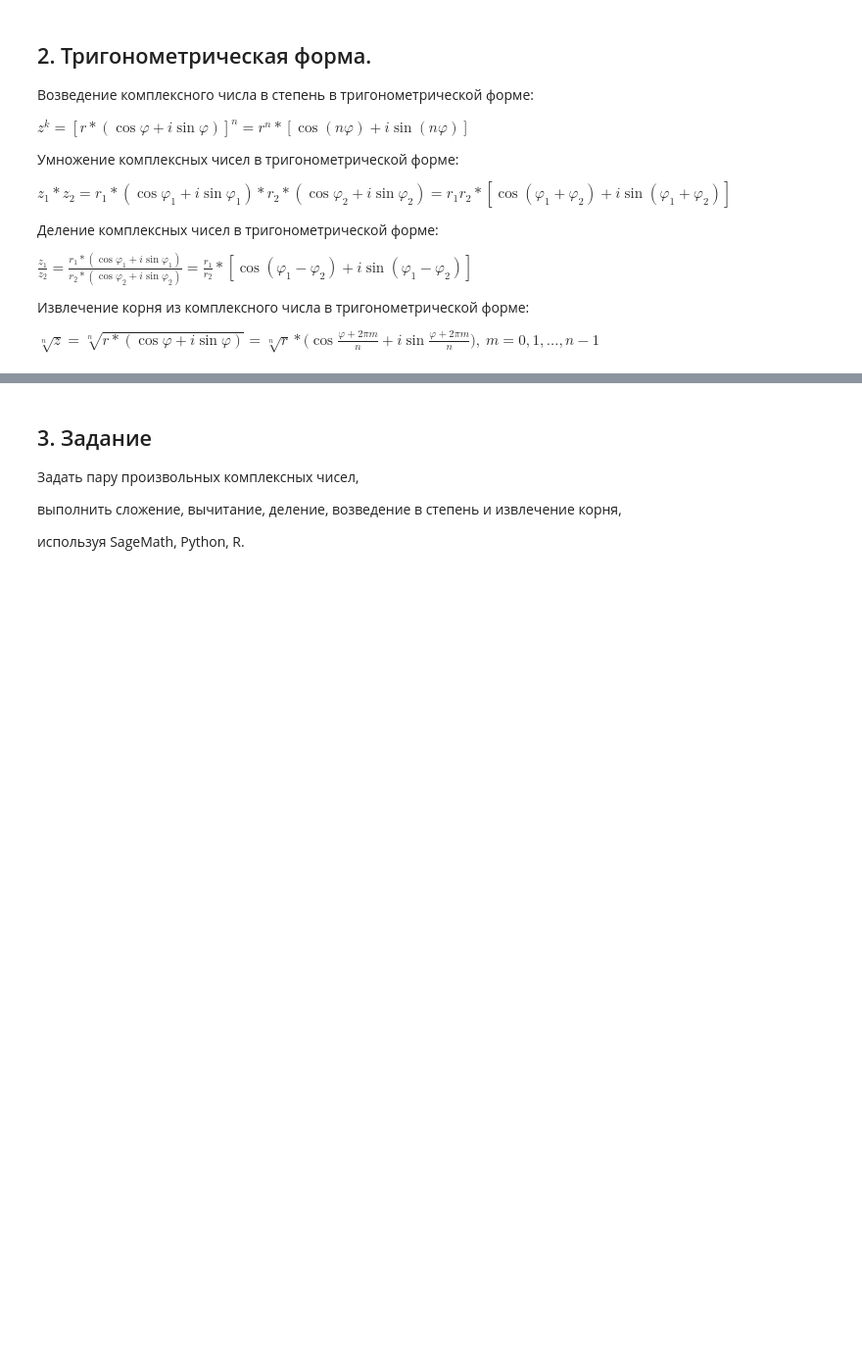
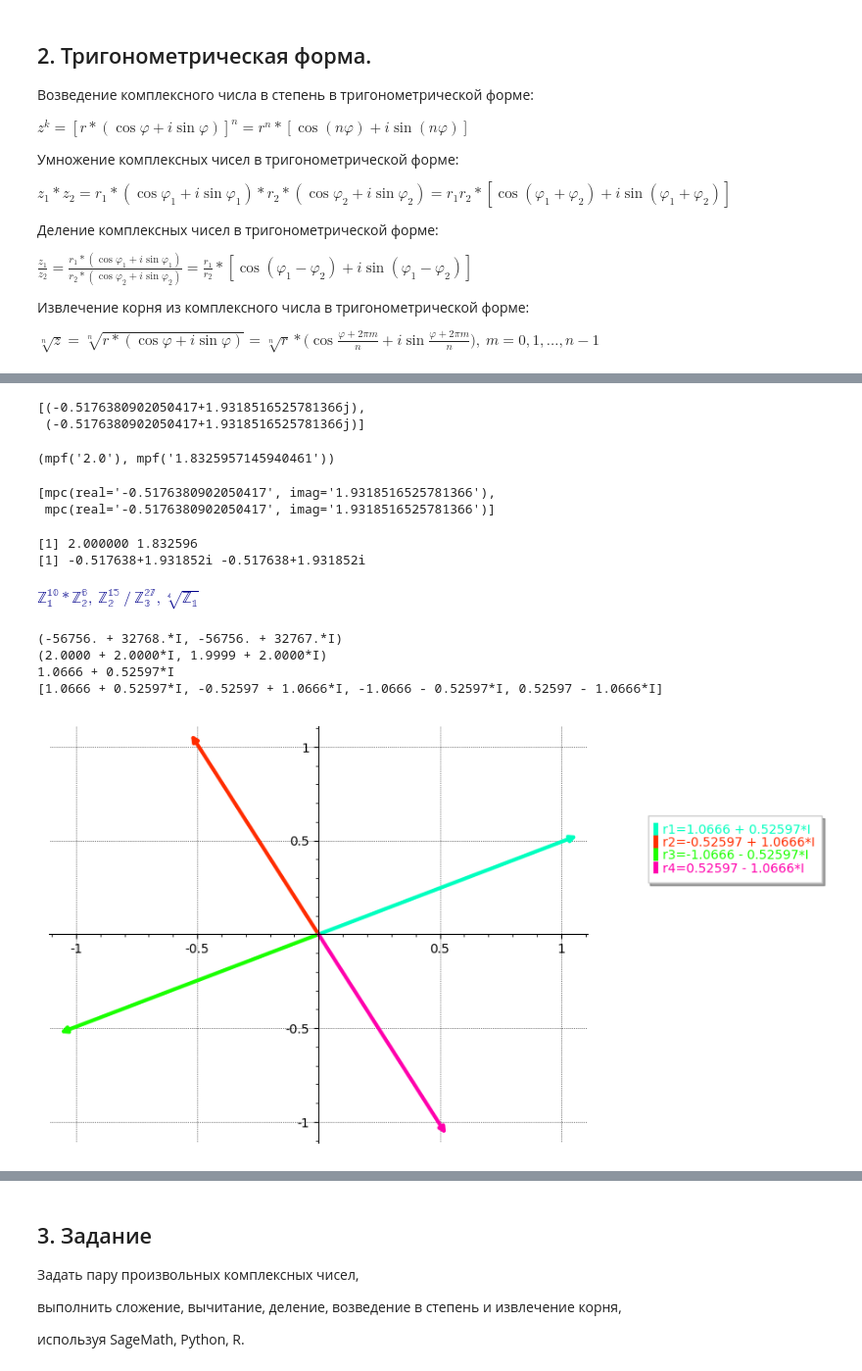
Before and after one commit to OlgaBelitskaya/linear_algebra_practice, a Jupyter notebook: work1_6.ipynb, the cells around one changed output, grey strips where cells are left out. Shown: that part at 98% size. Saved outputs shown, nothing was run; the diff lists cells and outputs as text; code cells hidden in the pictures; blank space fills up the shorter version.

```diff
--- a/work1_6.ipynb
+++ b/work1_6.ipynb
@@ -376,6 +142,0 @@ r[0] ** (1 / 4) * (numpy.cos((t[0] + 6 * numpy.pi) / 4) + numpy.sin((t[0] + 6 *
-# %%
-# sympy
-z1 = -sympy.sqrt(2 - sympy.sqrt(3)) + sympy.sqrt(2 + sympy.sqrt(3)) * sympy.I
-z2 = sympy.sqrt(3) + 1 * sympy.I
-z3 = -1 + 1 * sympy.I
-z1, z2, z3
@@ -384,5 +142,0 @@ z1, z2, z3
-# %%
-z1 = complex(z1)
-z2 = complex(z2)
-z3 = complex(z3)
-z1, z2, z3
@@ -445,6 +142,0 @@ r1, r2, r3, r4
-# %%
-%%r
-z1 <- complex(real=-sqrt(2 - sqrt(3)),imaginary=sqrt(2 + sqrt(3)))
-z2 <- complex(real=sqrt(3),imaginary=1)
-z3 <- complex(real=-1,imaginary=1)
-z1; z2; z3
@@ -503,0 +154,59 @@ r1; r2; r3; r4
+# %%
+nr=numpy.sqrt(numpy.real(nz)**2+numpy.imag(nz)**2)
+nt=numpy.arctan2(numpy.imag(nz),numpy.real(nz))
+# [polar form, exponential form]
+[nr[0]*(numpy.cos(nt[0])+numpy.sin(nt[0])*1j),
+ nr[0]*numpy.exp(1j*(nt[0]))]
+# %% [output]
+[(-0.5176380902050417+1.9318516525781366j),
+ (-0.5176380902050417+1.9318516525781366j)]
+# %%
+print(mpmath.polar(sz[0]))
+# [polar form, exponential form]
+[mpmath.fabs(sz[0])*(mpmath.cos(mpmath.arg(sz[0]))+\
+ mpmath.sin(mpmath.arg(sz[0]))*sympy.I),
+ mpmath.fabs(sz[0])*mpmath.exp(mpmath.arg(sz[0])*sympy.I)]
+# %% [output]
+(mpf('2.0'), mpf('1.8325957145940461'))
+[mpc(real='-0.5176380902050417', imag='1.9318516525781366'),
+ mpc(real='-0.5176380902050417', imag='1.9318516525781366')]
+# %%
+%%r
+cart2pol<-function(z) {c(Mod(z), Arg(z))}
+print(cart2pol(z[1]))
+# polar form, exponential form
+c(Mod(z[1])*(cos(Arg(z[1]))+sin(Arg(z[1]))*sqrt(as.complex(-1))),
+  Mod(z[1])*exp(Arg(z[1])*sqrt(as.complex(-1))))
+# %% [output]
+[1] 2.000000 1.832596
+[1] -0.517638+1.931852i -0.517638+1.931852i
+# %% [markdown]
+<p style="color:darkblue;">
+    $\mathbb{Z_1^{10} * Z_2^6, \ Z_2^{15} \ / \ Z_3^{27}, \sqrt[4] {Z_1}}$</p>
+# %%
+print(z1**10*z2**6,
+      abs(z1)**10*abs(z2)**6*(cos(10*arg(z1)+6*arg(z2))+\
+                              i*sin(10*arg(z1)+6*arg(z2))))
+print(z2**15/z3**27,
+      abs(z2)**15/abs(z3)**27*(cos(15*arg(z2)-27*arg(z3))+\
+                               i*sin(15*arg(z2)-27*arg(z3))))
+r=[abs(z1)**(1/4)*(cos((arg(z1)+2*pi.n()*j)/4)+\
+                   i*sin((arg(z1)+2*pi.n()*j)/4))
+   for j in[0..3]]
+print(z1**(1/4)); print(r)
+# %% [output]
+(-56756. + 32768.*I, -56756. + 32767.*I)
+(2.0000 + 2.0000*I, 1.9999 + 2.0000*I)
+1.0666 + 0.52597*I
+[1.0666 + 0.52597*I, -0.52597 + 1.0666*I, -1.0666 - 0.52597*I, 0.52597 - 1.0666*I]
+# %%
+g=Graphics()
+for j in [0..3]:
+    g+=arrow2d((0,0),(r[j].real(),r[j].imag()),
+               width=3,arrowsize=2,rgbcolor=hue(arg(r[j])),
+               legend_color=hue(arg(r[j])),
+               legend_label='r'+str(j+1)+'='+str(r[j]))
+g.set_legend_options(bbox_to_anchor=(1.1,0.1,0.1,0.7))
+g.show(gridlines=True,figsize=(9,5))
+# %% [output]
+[figure, added]
```
Also changed, not shown: parts of 101 cells of this notebook.
